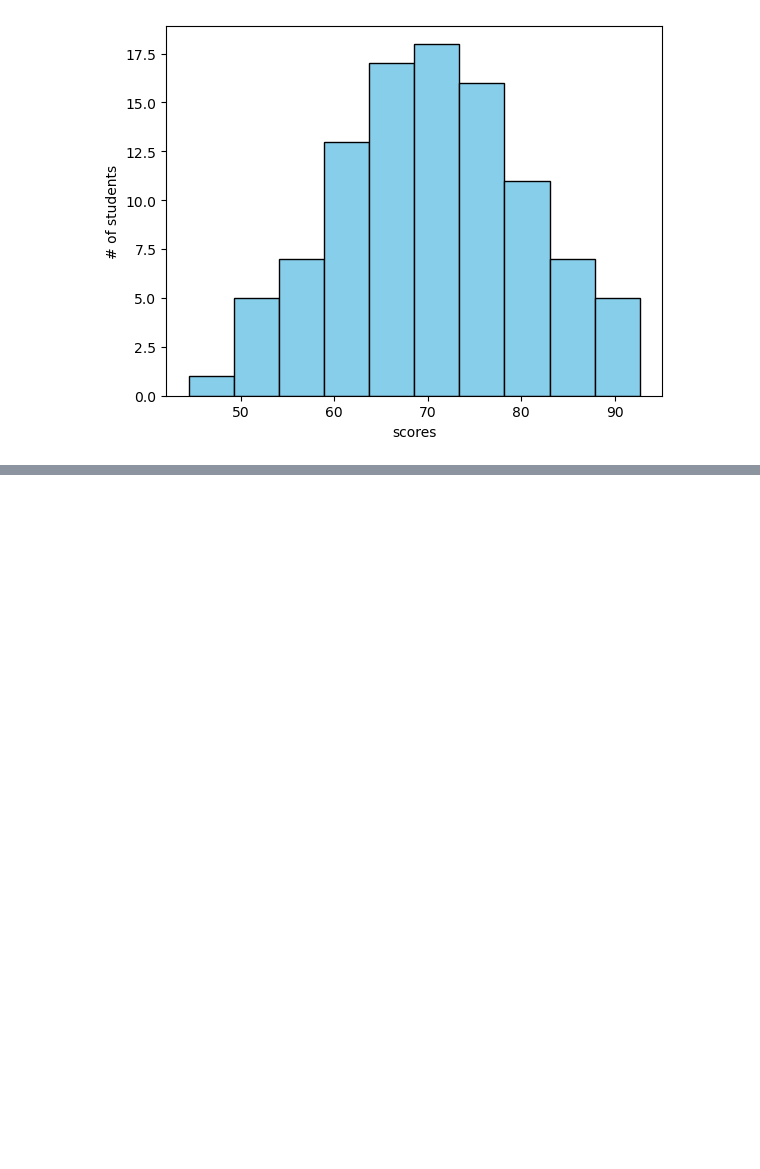
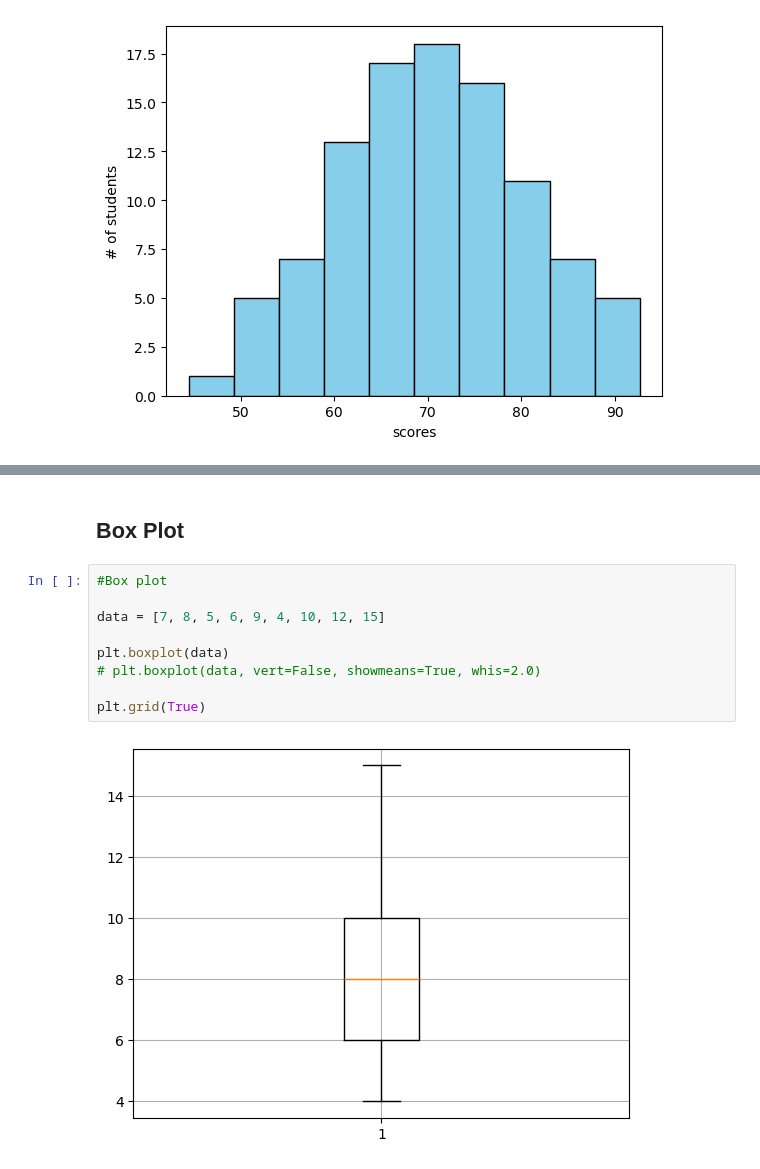
Before and after one commit to OMPRAKASH261/Prime-AI_ML_DS, a Jupyter notebook: DataVisualization/matplotlib_tutorial.ipynb, the cells around one changed output, grey strips where cells are left out. Cells and saved outputs as stored; diff of their text form; blank space fills up the shorter version.

```diff
--- a/DataVisualization/matplotlib_tutorial.ipynb
+++ b/DataVisualization/matplotlib_tutorial.ipynb
@@ -397,0 +430,13 @@ Text(0.5, 1.0, 'distribution of marks for students')
+# %% [markdown]
+## Box Plot
+# %%
+#Box plot
+
+data = [7, 8, 5, 6, 9, 4, 10, 12, 15]
+
+plt.boxplot(data)
+# plt.boxplot(data, vert=False, showmeans=True, whis=2.0)
+
+plt.grid(True)
+# %% [output]
+[figure, added]
```
Also changed, not shown: parts of 7 cells of this notebook.
